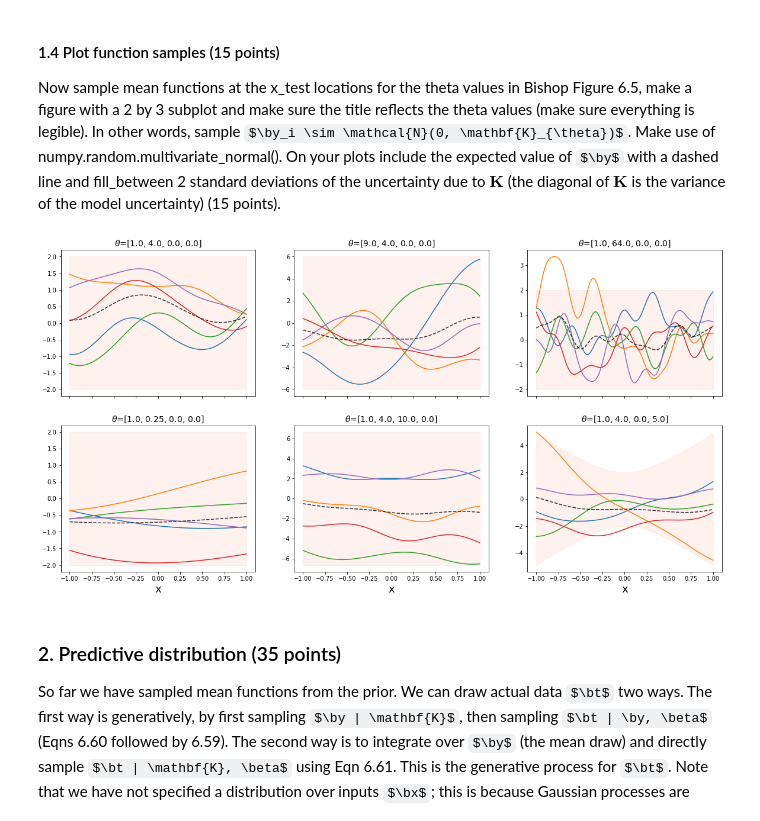
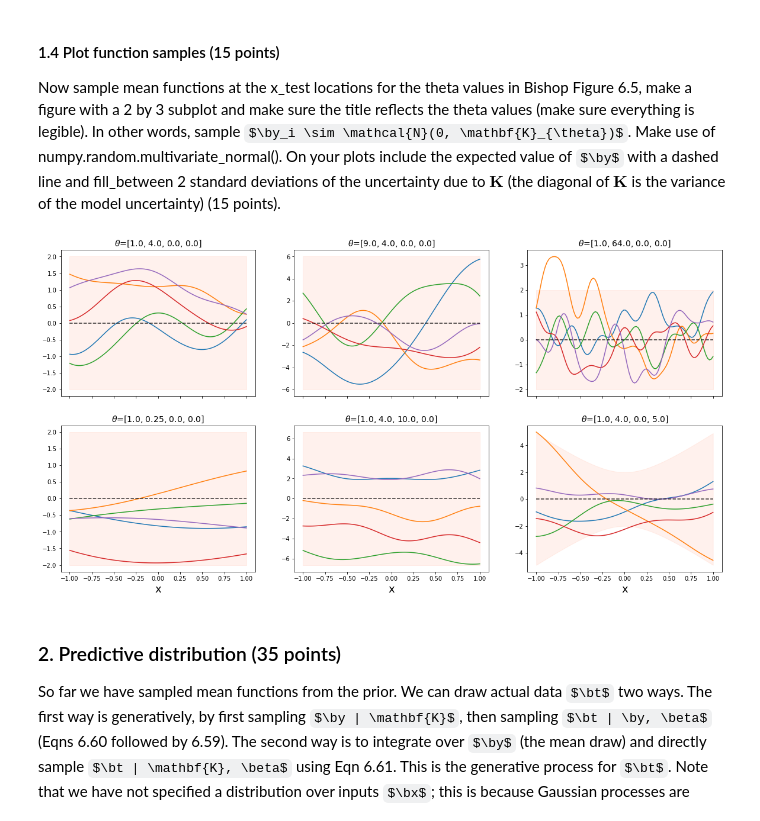
Before and after one commit to AlexWorldD/ML, a Jupyter notebook: 12249564_11656891_lab3.ipynb, the cells around one changed output. Drawn from its saved outputs; the diff is of its cells as text; code cells hidden in the pictures; some formulas as TeX source.

```diff
--- a/12249564_11656891_lab3.ipynb
+++ b/12249564_11656891_lab3.ipynb
@@ -193,32 +193,32 @@ Now sample mean functions at the x_test locations for the theta values in Bishop
 # %%
 np.random.seed(42)
 THETAS = np.array([(1, 4, 0, 0),
                    (9, 4, 0, 0),
                    (1, 64, 0, 0),
                    (1, 0.25, 0, 0),
                    (1, 4, 10, 0),
                    (1, 4, 0, 5)], dtype=np.float64)
 SAMPLES = 5
 def plot_samples(ax, thetas):
     K = computeK(x_test, x_test, thetas)
     Y = list()
     for i in range(SAMPLES):
         Y.append(np.random.multivariate_normal(np.zeros(len(K)), K))
         ax.plot(x_test, Y[i])
-    ax.plot(x_test, np.mean(Y, axis=0), color='black', linestyle='dashed', alpha=0.8)
+    ax.plot(x_test, [0]*len(x_test), color='black', linestyle='dashed', alpha=0.8)
     sigma = np.sqrt(np.diag(K))
     ax.fill_between(x_test, -2.0*sigma, 2.0*sigma,
                         alpha=0.1, color="coral")
     ax.set_title('$\\theta$='+str(thetas.tolist()), fontsize=14)
 
 
 f, axarr = plt.subplots(2, 3, sharex='col')
 for t in range(len(THETAS)):
     plot_samples(axarr[t//3, t%3], THETAS[t])
     if t>2:
         axarr[t//3, t%3].set_xlabel('x', fontsize=18)
 # %% [output]
-[figure, old version]
+[figure, new version]
 # %% [markdown]
 ### 2. Predictive distribution (35 points)
 So far we have sampled mean functions from the prior.  We can draw actual data $\bt$ two ways.  The first way is generatively, by first sampling $\by | \mathbf{K}$, then sampling $\bt | \by, \beta$ (Eqns 6.60 followed by 6.59).  The second way is to integrate over $\by$ (the mean draw) and directly sample $\bt | \mathbf{K}, \beta$ using Eqn 6.61.    This is the generative process for $\bt$.  Note that we have not specified a distribution over inputs $\bx$;  this is because Gaussian processes are conditional models.  Because of this we are free to generate locations $\bx$ when playing around with the GP; obviously a dataset will give us input-output pairs.
```
Also changed, not shown: parts of 15 cells of this notebook, 1 other file.
